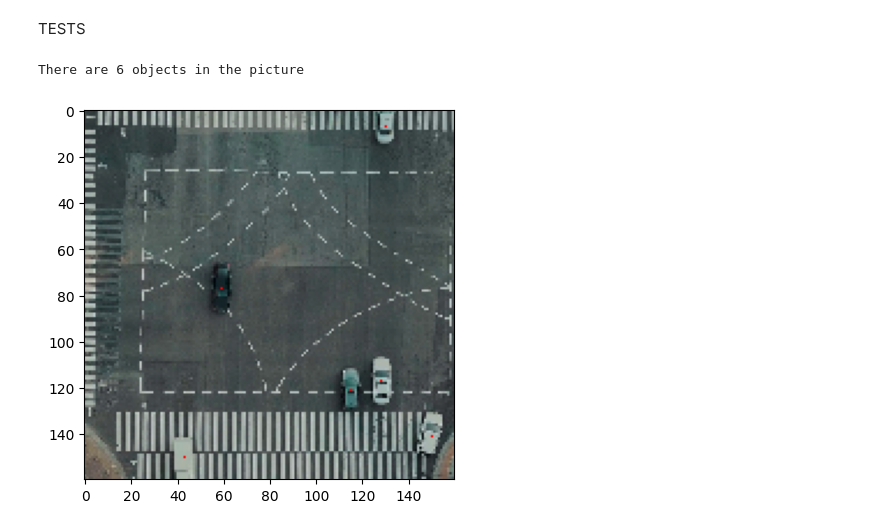
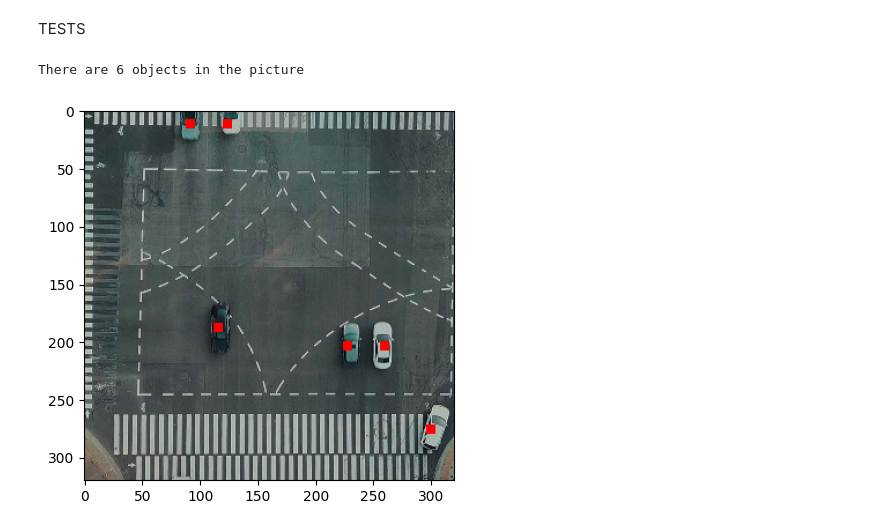
Before and after one commit to krzy3chu/FOMO, a Jupyter notebook: fomo.ipynb, the cells around one changed output. Drawn from its saved outputs; the diff is of its cells as text; code cells hidden in the pictures.

```diff
--- a/fomo.ipynb
+++ b/fomo.ipynb
@@ -12,55 +13,71 @@ from torchvision.io import read_image
 ### Constants
 # %%
 DATASET_DIR = Path('vehicle_detection_dataset')
-IMAGE_RESOLUTION = 1280
-GRID_SCALE = 8
+IMAGE_RESOLUTION = int(1280 / 4)
+GRID_SCALE = 8  # number of pixels per cell on grid (vertically and horizontally)
 GRID_RESOLUTION = int(IMAGE_RESOLUTION / GRID_SCALE)
 # %% [markdown]
 ### Dataset and Dataloader
 # %%
 class VehicleDataset(Dataset):
-    def __init__(self, dataset_dir: Path, subset: list[str], transform=None):
+    def __init__(self, dataset_dir: Path, subset: list[str], transform=None, target_transform=None):
         self._images = [dataset_dir / 'images' / (element + ".jpg") for element in subset]
         self._bounding_boxes = [dataset_dir / 'bounding_boxes' / (element + ".txt") for element in subset]
+        self._transform = transform
+        self._target_transform = target_transform  # TODO move target transform code to custom class, the same way as Resize()
 
     def __getitem__(self, idx: int):
         image_file = self._images[idx]
         image = read_image(str(image_file))
+        image = self._transform(image)
 
         bounding_box_file = self._bounding_boxes[idx]
-        mask = torch.zeros((GRID_RESOLUTION, GRID_RESOLUTION), dtype=int)
+        mask = torch.zeros((GRID_RESOLUTION, GRID_RESOLUTION), dtype=int)  # 0 in that mask stands for background, next values represent corresponding classes
         with open(bounding_box_file) as bb_file:
             bounding_boxes = bb_file.readlines()
             for bounding_box in bounding_boxes:
-                [c, x, y, w, h] = [float(coords) for coords in bounding_box.split()]
-                xp = int((x + (w / 2)) * IMAGE_RESOLUTION)
+                [c, x, y, w, h] = [float(coords) for coords in bounding_box.split()]  # get bounding box class, position and dimension
+                xp = int((x + (w / 2)) * IMAGE_RESOLUTION)  # calculate center of bounding box
                 yp = int((y + (h / 2)) * IMAGE_RESOLUTION)
-                xp_idx = int(xp / GRID_SCALE)
+                xp_idx = int(xp / GRID_SCALE)  # calculate cell coordinates, with center of bounding box
                 yp_idx = int(yp / GRID_SCALE)
-                mask[yp_idx, xp_idx] = c + 1
+                mask[yp_idx, xp_idx] = c + 1  # mark cell containing center of bounding box, with class value increased by 1
 
         return image, mask
 
     def __len__(self):
         return len(self._images)
+
+transform = Resize((IMAGE_RESOLUTION, IMAGE_RESOLUTION))
+
+data_names = sorted([data_name for data_name in (DATASET_DIR / 'images').iterdir()])
+train_names, val_names = random_split(data_names, [0.85, 0.15])
+train_dataset = VehicleDataset(DATASET_DIR, [data_names[idx].stem for idx in train_names.indices], transform)
+val_dataset = VehicleDataset(DATASET_DIR, [data_names[idx].stem for idx in val_names.indices])
+train_loader = DataLoader(train_dataset, 32)
+val_loader = DataLoader(val_dataset, 32)
 # %% [markdown]
 TESTS
+# %%
+data = next(iter(train_loader))
 # %%
 import matplotlib.pyplot as plt
 import cv2
 import numpy as np
 
-subset = [str(i) for i in range(70,80)]
-dataset = VehicleDataset(DATASET_DIR, subset)
-image, mask = dataset[0]
+data_idx = 0
+image = data[0][data_idx]
+mask = data[1][data_idx]
 
 image = image.permute(1, 2, 0).numpy()
-image_res = cv2.resize(image, dsize=(GRID_RESOLUTION, GRID_RESOLUTION))
-image_res[mask == 1] = [255, 0, 0]
-plt.imshow(image_res)
+mask = mask.numpy()
+
+mask_res = cv2.resize(mask, dsize=(IMAGE_RESOLUTION, IMAGE_RESOLUTION), interpolation=cv2.INTER_NEAREST)
+image[mask_res == 1] = [255, 0, 0]
+plt.imshow(image)
 
 cnt = np.count_nonzero(mask == 1)
 print("There are", str(cnt), "objects in the picture")
 # %% [output]
 There are 6 objects in the picture
-[figure, old version]
+[figure, new version]
```
Also changed, not shown: parts of 1 cell of this notebook.
